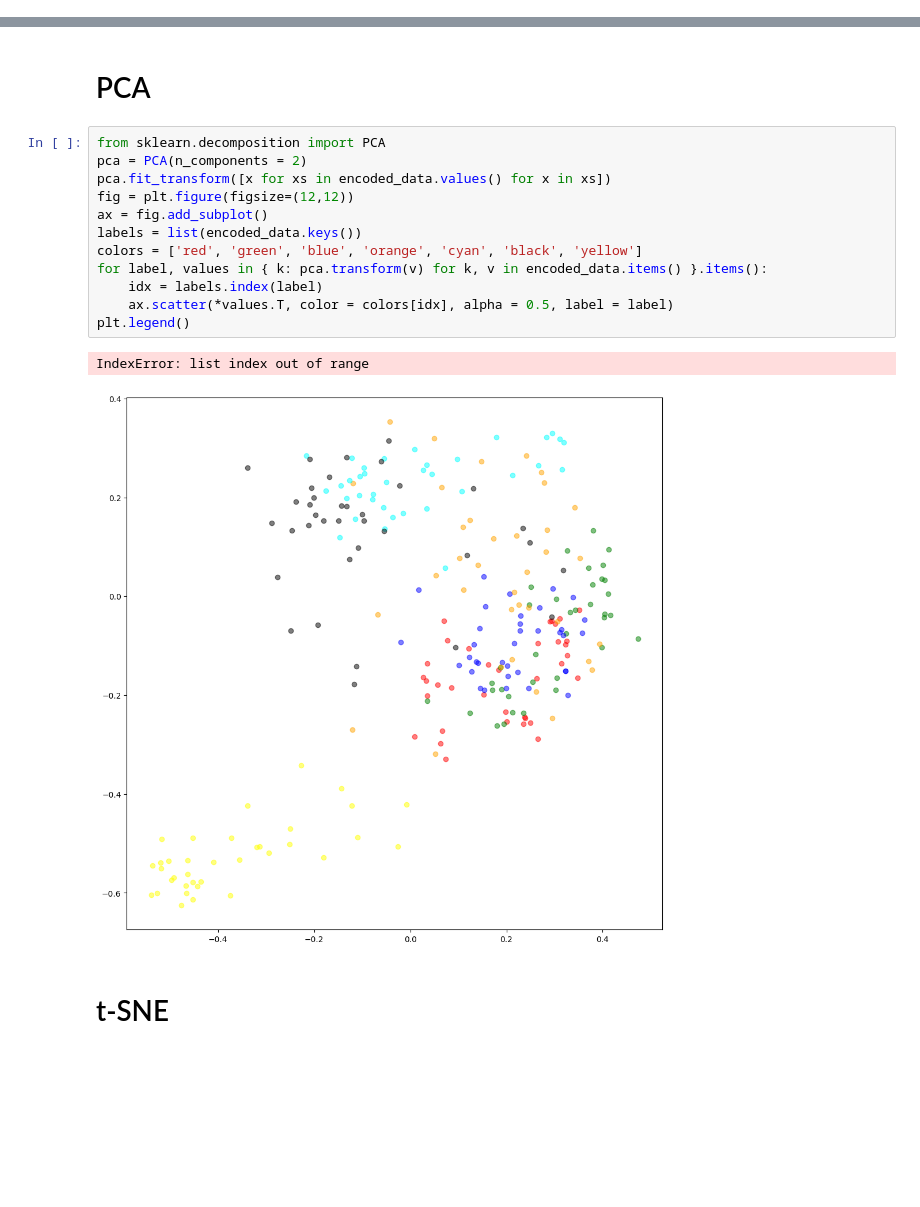
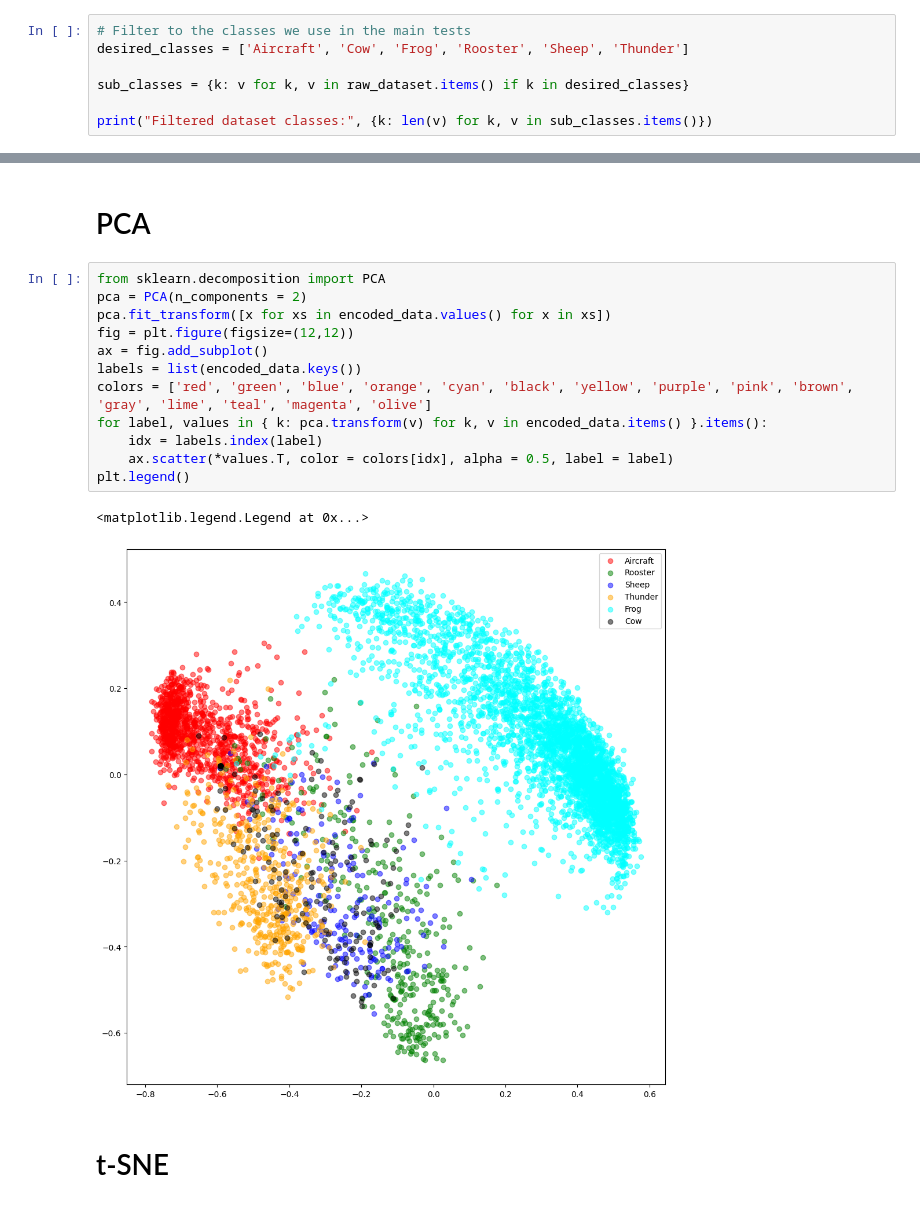
Before and after one commit to dragazo/acoustic-sim, a Jupyter notebook: clap_test.ipynb, the cells around one changed output, grey strips where cells are left out. Drawn from its saved outputs; the diff is of its cells as text; blank space fills up the shorter version.

Commit message:
Evaluate CLAP on test-case event types

```diff
--- a/clap_test.ipynb
+++ b/clap_test.ipynb
@@ -31,3 +31,10 @@ sub_classes = dict(random.sample(list(raw_dataset.items()), class_count))
 print({ k: len(v) for k, v in sub_classes.items() })
 # %% [output]
 {'Engine': 5845, 'Aircraft': 1118, 'Beeping': 98, 'Noise': 1950, 'GunNoise': 2448, 'Dog': 2767, 'Frog': 3608, 'Clapping': 546, 'Cow': 168, 'Coughing': 734, 'Train': 895, 'Insects': 1986, 'GlassBreak': ...
+# %%
+# Filter to the classes we use in the main tests
+desired_classes = ['Aircraft', 'Cow', 'Frog', 'Rooster', 'Sheep', 'Thunder']
+
+sub_classes = {k: v for k, v in raw_dataset.items() if k in desired_classes}
+
+print("Filtered dataset classes:", {k: len(v) for k, v in sub_classes.items()})
@@ -63,18 +72,18 @@ Example embedding shape: (512,)
 # %%
 from sklearn.decomposition import PCA
 pca = PCA(n_components = 2)
 pca.fit_transform([x for xs in encoded_data.values() for x in xs])
 fig = plt.figure(figsize=(12,12))
 ax = fig.add_subplot()
 labels = list(encoded_data.keys())
-colors = ['red', 'green', 'blue', 'orange', 'cyan', 'black', 'yellow']
+colors = ['red', 'green', 'blue', 'orange', 'cyan', 'black', 'yellow', 'purple', 'pink', 'brown', 'gray', 'lime', 'teal', 'magenta', 'olive']
 for label, values in { k: pca.transform(v) for k, v in encoded_data.items() }.items():
     idx = labels.index(label)
     ax.scatter(*values.T, color = colors[idx], alpha = 0.5, label = label)
 plt.legend()
 # %% [output]
-IndexError: list index out of range
+<matplotlib.legend.Legend at 0x...>
-[figure, old version]
+[figure, new version]
 # %% [markdown]
 # t-SNE
 # %%
```
Also changed, not shown: parts of 3 cells of this notebook.
